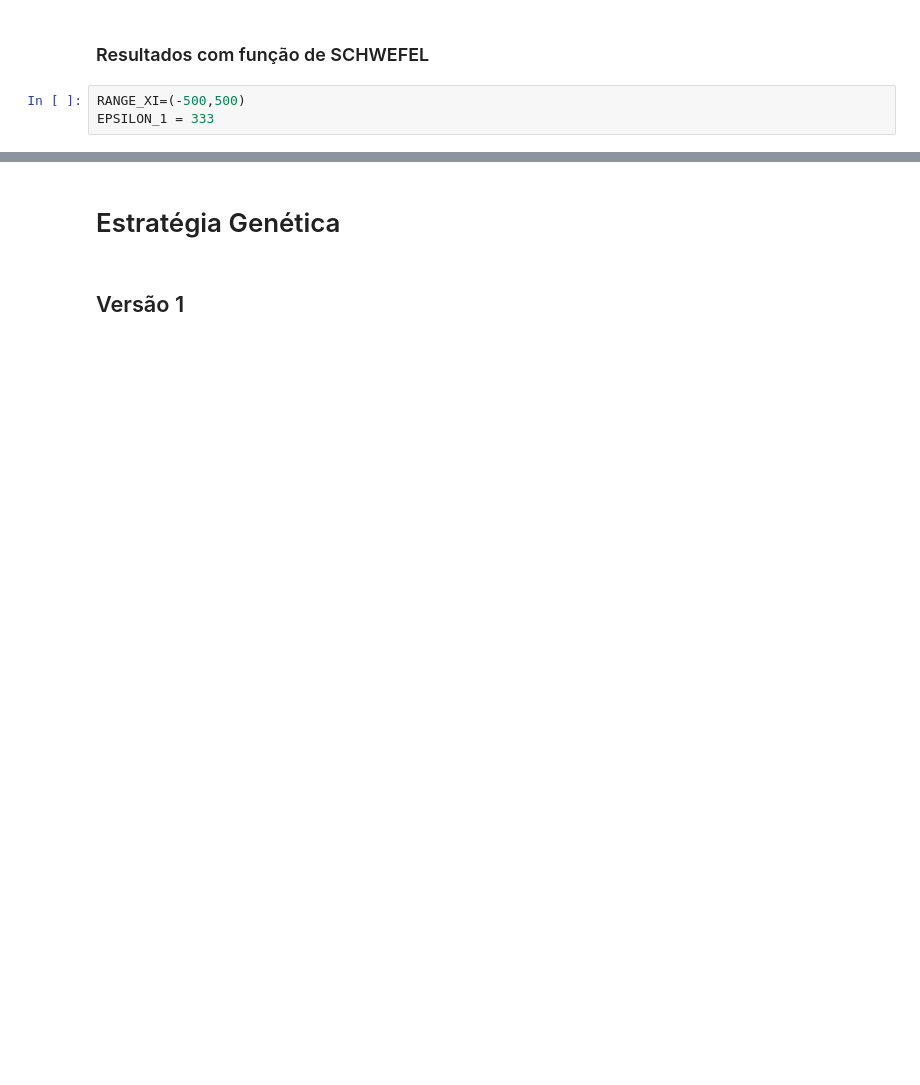
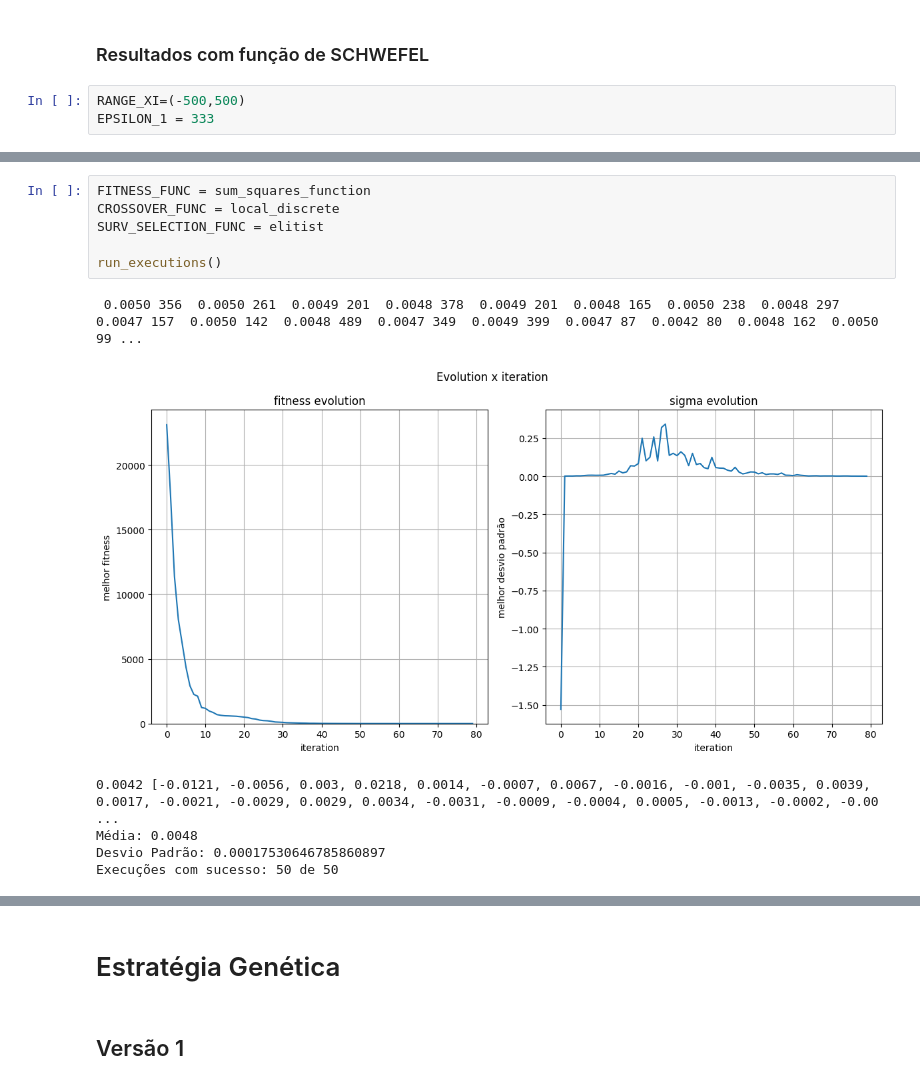
Before and after one commit to vhlk/EEAckleyFunc, a Jupyter notebook: AckleyEE.ipynb, the cells around one changed output, grey strips where cells are left out. Drawn from its saved outputs; the diff is of its cells as text; blank space fills up the shorter version.

```diff
--- a/AckleyEE.ipynb
+++ b/AckleyEE.ipynb
@@ -410,0 +493,13 @@ run_executions()
+# %%
+FITNESS_FUNC = sum_squares_function
+CROSSOVER_FUNC = local_discrete
+SURV_SELECTION_FUNC = elitist
+
+run_executions()
+# %% [output]
+ 0.0050 356  0.0050 261  0.0049 201  0.0048 378  0.0049 201  0.0048 165  0.0050 238  0.0048 297  0.0047 157  0.0050 142  0.0048 489  0.0047 349  0.0049 399  0.0047 87  0.0042 80  0.0048 162  0.0050 99 ...
+[figure, added]
+0.0042 [-0.0121, -0.0056, 0.003, 0.0218, 0.0014, -0.0007, 0.0067, -0.0016, -0.001, -0.0035, 0.0039, 0.0017, -0.0021, -0.0029, 0.0029, 0.0034, -0.0031, -0.0009, -0.0004, 0.0005, -0.0013, -0.0002, -0.00 ...
+Média: 0.0048
+Desvio Padrão: 0.00017530646785860897
+Execuções com sucesso: 50 de 50
```
Also changed, not shown: parts of 16 cells of this notebook.
